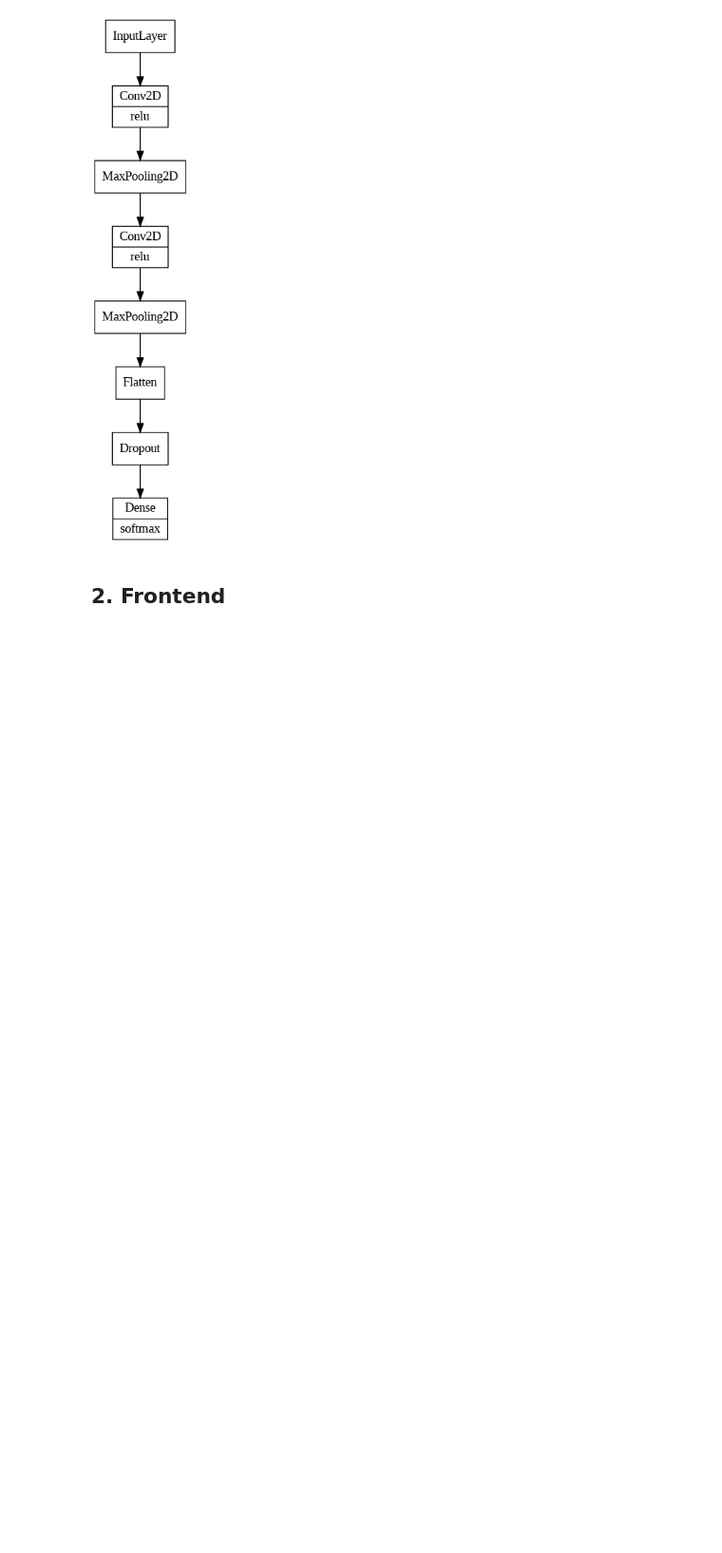
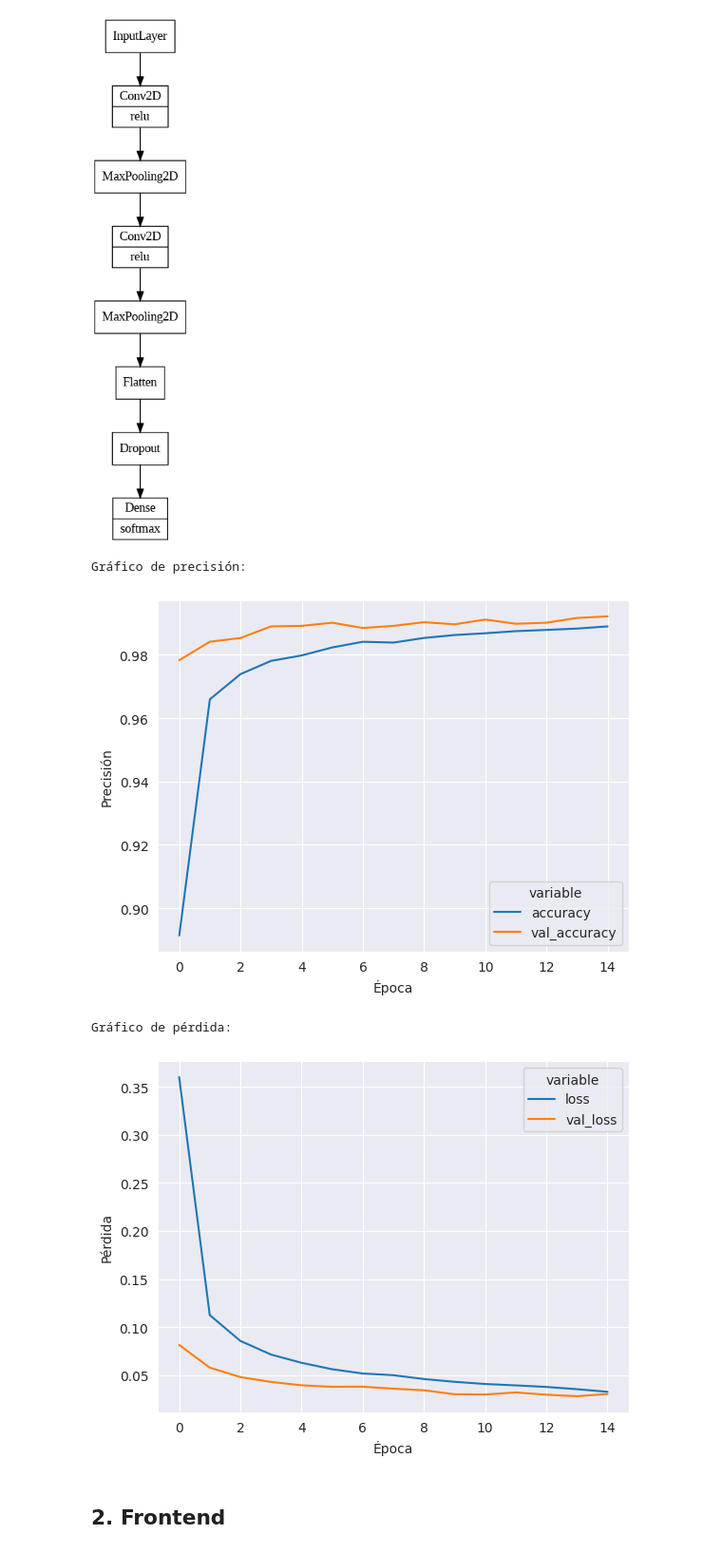
Before and after one commit to davideliseo/ia-icci-g2, a Jupyter notebook: lab-1.ipynb, the cells around one changed output. Shown: that part at 95% size. Cells and saved outputs as stored; diff of their text form; code cells hidden in the pictures; blank space fills up the shorter version.

```diff
--- a/lab-1.ipynb
+++ b/lab-1.ipynb
@@ -194,9 +199,13 @@ x_train shape: (60000, 28, 28, 1)
 # %%
-# Valida el rendimiento del modelo utilizando un set de 10 imagenes de prueba.
+TOLERANCE = 0.7
+
+# Valida el rendimiento del modelo utilizando un set de 10 imágenes de prueba.
 for i in range(0, 10):
-  with open(f"{PATH}/tests/{i}.png", "rb") as f:
+  with open(f"{PATH}/tests/passing/{i}.png", "rb") as f:
     digit, score = classify_digit(model, f.read())
-    assert digit == i, f"La imagen ({digit}) no corresponde con el dígito esperado ({i})."
+    assert digit == i and score >= TOLERANCE, \
+      (f"La imagen ({digit}) no corresponde con el dígito esperado ({i}) "
+       f"(con una tolerancia del {TOLERANCE}).")
     print(f"PASSED: {(digit, score)}")
 # %% [output]
 PASSED: (0, 0.9999474)
@@ -243,5 +252,35 @@ Non-trainable params: 0
 _________________________________________________________________
 None
 [figure]
+# %%
+import pandas as pd
+import seaborn as sns
+import matplotlib.pyplot as plt
+
+def plot_train_performance(by: str, label: str):
+  # Lee el log de entrenamiento.
+  df = pd.read_csv(LOG_PATH, usecols=['epoch', by, f"val_{by}"])
+  sns.set_style("darkgrid")
+
+  # Crea un gráfico de línea.
+  sns.lineplot(x='epoch', y='value', hue='variable', data=pd.melt(df, ['epoch']))
+
+  # Define las etiquetas de los ejes x e y.
+  plt.xlabel('Época')
+  plt.ylabel(label)
+
+  # Muestra el gráfico.
+  plt.show()
+
+print("Gráfico de precisión:")
+plot_train_performance("accuracy", "Precisión")
+
+print("\nGráfico de pérdida:")
+plot_train_performance("loss", "Pérdida")
+# %% [output]
+Gráfico de precisión:
+[figure, added]
+Gráfico de pérdida:
+[figure, added]
 # %% [markdown]
 ## 2. Frontend
```
Also changed, not shown: parts of 22 cells of this notebook.
